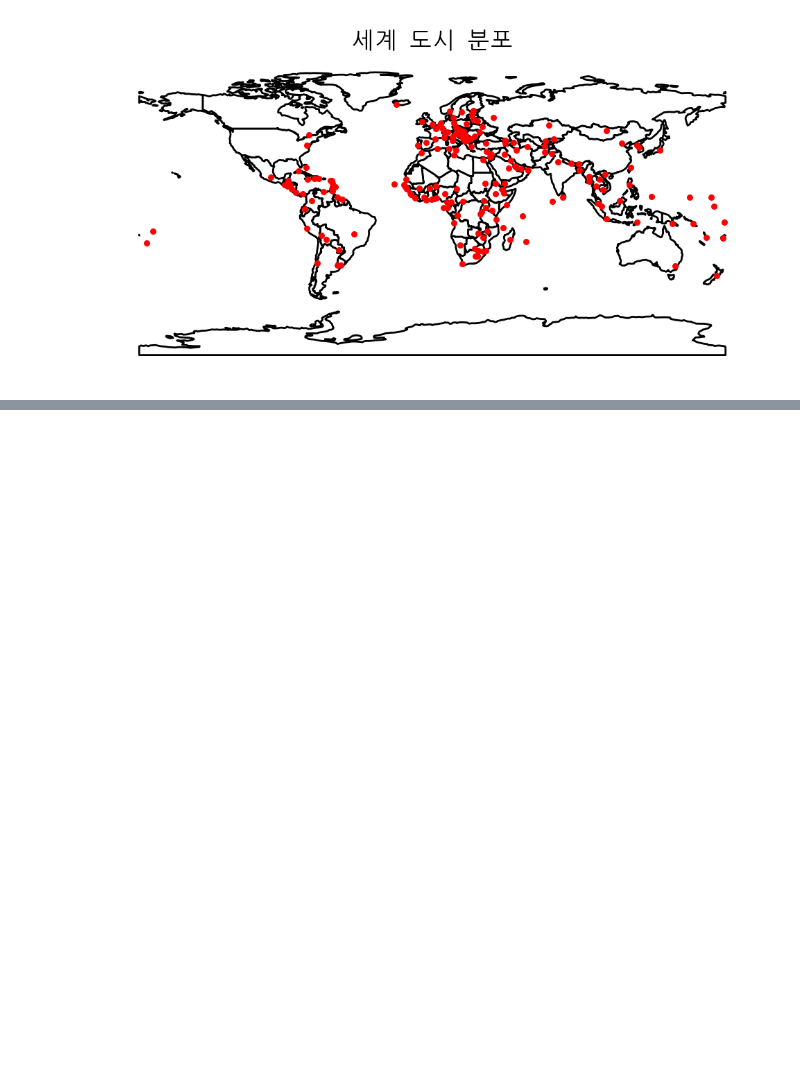
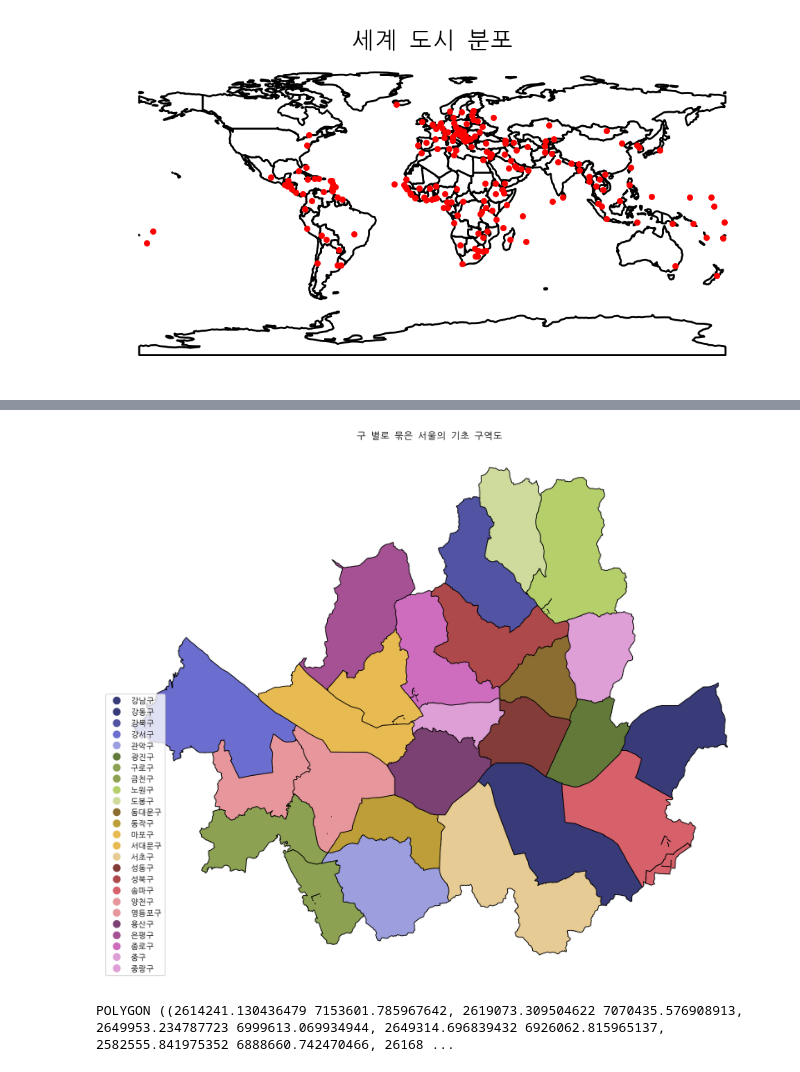
Before and after one commit to anarinsk/test-geopandas, a Jupyter notebook: follow-samplecode.ipynb, the cells around one changed output, grey strips where cells are left out. Saved outputs shown, nothing was run; the diff lists cells and outputs as text; code cells hidden in the pictures; blank space fills up the shorter version.

```diff
--- a/follow-samplecode.ipynb
+++ b/follow-samplecode.ipynb
@@ -68,0 +113,17 @@ korea_border.boundary.squeeze()
+# %%
+seoul.geometry = seoul.buffer(0.001)
+seoul = seoul.dissolve(by='SIG_CD')
+ax = seoul.plot(figsize=(15, 15), column="SIG_KOR_NM", categorical=True,
+                cmap="tab20b", edgecolor="k", legend=True, legend_kwds={'loc': 3})
+ax.set_title("구 별로 묶은 서울의 기초 구역도")
+ax.set_axis_off()
+plt.show()
+# %% [output]
+[figure, added]
+# %%
+# 이전의 좌표계와 비교해보자.
+countries_mercator = countries.to_crs(epsg=3857)
+
+print(countries_mercator.geometry[113])
+# %% [output]
+POLYGON ((2614241.130436479 7153601.785967642, 2619073.309504622 7070435.576908913, 2649953.234787723 6999613.069934944, 2649314.696839432 6926062.815965137, 2582555.841975352 6888660.742470466, 26168 ...
```
Also changed, not shown: parts of 4 cells of this notebook, 1 other file.
